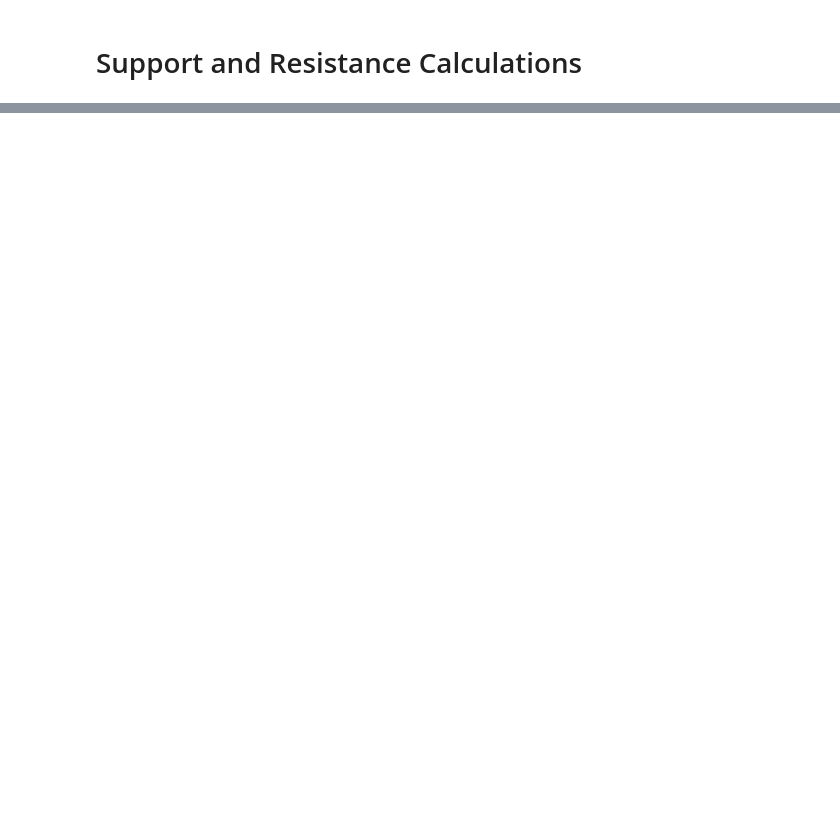
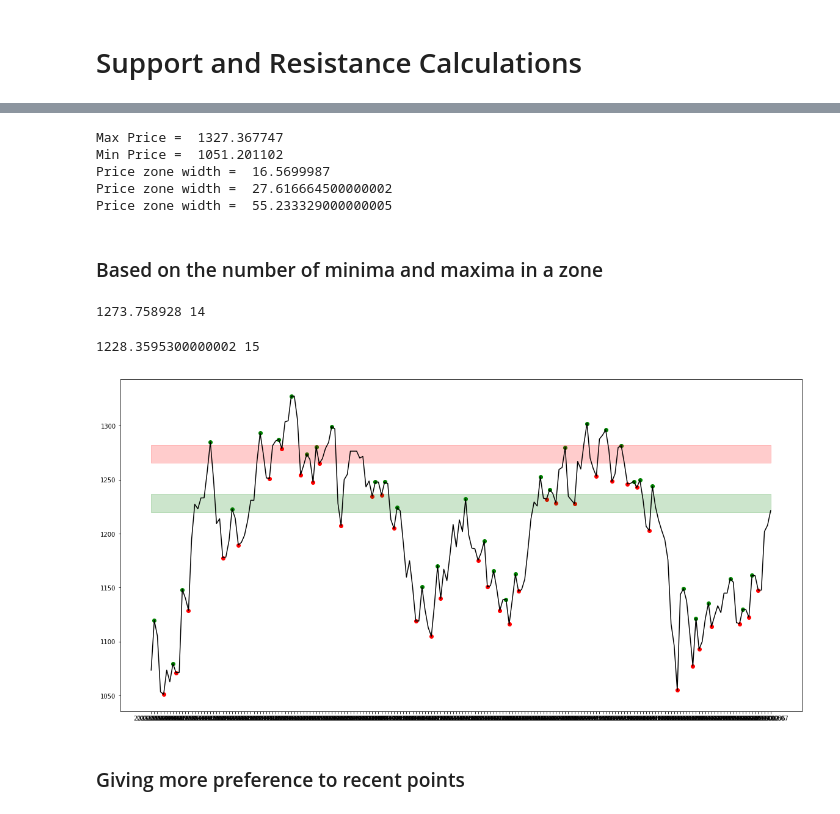
Before and after one commit to ayush003/Stock-Market-Analysis-and-Prediction, a Jupyter notebook: S&R.ipynb, the cells around one changed output, grey strips where cells are left out. Saved outputs shown, nothing was run; the diff lists cells and outputs as text; code cells hidden in the pictures; blank space fills up the shorter version.

```diff
--- a/S&R.ipynb
+++ b/S&R.ipynb
@@ -21,0 +88,75 @@ Index(['01-02-2020', '31-01-2020', '30-01-2020', '29-01-2020', '28-01-2020',
+# %%
+price_max = max([housing_data['Close'][x] for x in maximaIdxs])
+print("Max Price = ",price_max)
+
+price_min = min([housing_data['Close'][x] for x in minimaIdxs])
+print("Min Price = ",price_min)
+
+delta_3 = (price_max - price_min)*0.03
+print("Price zone width = ",2*delta_3)
+
+delta_5 = (price_max - price_min)*0.05
+print("Price zone width = ",2*delta_5)
+
+delta_10 = (price_max - price_min)*0.1
+print("Price zone width = ",2*delta_10)
+# %% [output]
+Max Price =  1327.367747
+Min Price =  1051.201102
+Price zone width =  16.5699987
+Price zone width =  27.616664500000002
+Price zone width =  55.233329000000005
+# %% [markdown]
+### Based on the number of minima and maxima in a zone
+# %%
+max_num = 0
+resistance_centre = -1
+close_price = np.array(housing_data['Close'])
+for x in maximaIdxs:
+    num_points = 0
+    for y in maximaIdxs:
+        if abs(close_price[y] - close_price[x])<=delta_10:
+            num_points+=1
+    if num_points>max_num:
+        max_num = num_points
+        resistance_centre = x
+
+print(close_price[resistance_centre],max_num)
+# %% [output]
+1273.758928 14
+# %%
+max_num = 0
+support_centre = -1
+for x in minimaIdxs:
+    num_points = 0
+    for y in minimaIdxs:
+        if abs(close_price[y] - close_price[x])<=delta_10:
+            num_points+=1
+    if num_points>max_num:
+        max_num = num_points
+        support_centre = x
+
+print(close_price[support_centre],max_num)
+# %% [output]
+1228.3595300000002 15
+# %%
+plt.figure(figsize=(20,10))
+plt.plot(housing_data['Close'],color='black')
+plt.scatter(housing_data.index[minimaIdxs],housing_data['Close'][minimaIdxs],color='r')
+plt.scatter(housing_data.index[maximaIdxs],housing_data['Close'][maximaIdxs],color='g')
+
+plt.fill_between(housing_data.index,
+                 np.ones([housing_data.index.size])*(housing_data['Close'][resistance_centre] + delta_3),
+                np.ones([housing_data.index.size])*(housing_data['Close'][resistance_centre] - delta_3),
+                color='red',alpha=0.2)
+
+plt.fill_between(housing_data.index,
+                 np.ones([housing_data.index.size])*(housing_data['Close'][support_centre] + delta_3),
+                np.ones([housing_data.index.size])*(housing_data['Close'][support_centre] - delta_3),
+                color='green',alpha=0.2)
+
+plt.show()
+# %% [output]
+[figure, added]
+# %% [markdown]
+### Giving more preference to recent points
```
Also changed, not shown: parts of 16 cells of this notebook.
